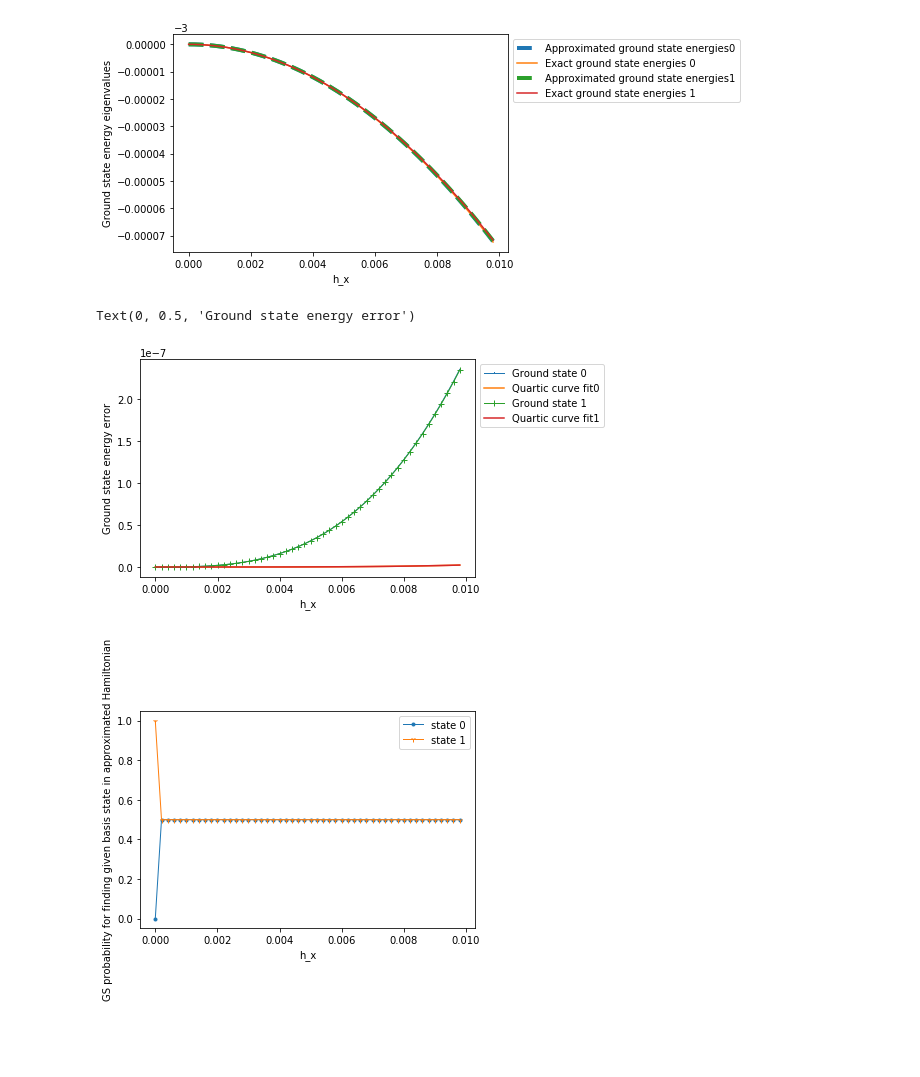
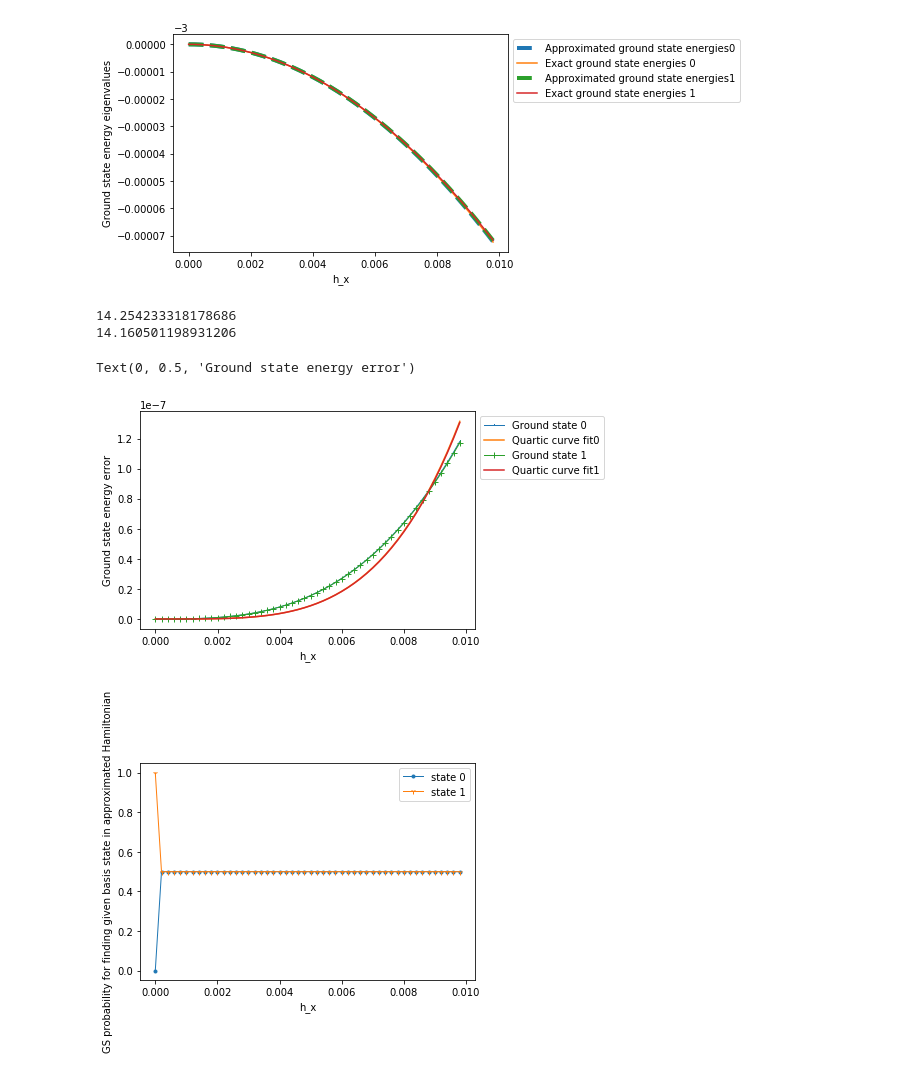
Before and after one commit to youtao1999/tfim_perturbation, a Jupyter notebook: tfim_3rd_analysis.ipynb, the cells around one changed output. Drawn from its saved outputs; the diff is of its cells as text; code cells hidden in the pictures; blank space fills up the shorter version.

```diff
--- a/tfim_3rd_analysis.ipynb
+++ b/tfim_3rd_analysis.ipynb
@@ -152,26 +152,29 @@ Text(0.5, 0, 'h_x')
 # %%
 # Calculate and plot energy errors
 
 corrected_exc_eigenvalues = np.zeros((len(GS_indices), len(h_x_range)))
 
 for i in range(len(GS_indices)):
     for j in range(len(h_x_range)):
         corrected_exc_eigenvalues[i, j] = exc_eigenvalues[i, j]
 
 error_array = np.absolute(corrected_exc_eigenvalues - app_eigenvalues)
 
 # Curve fit
 
 for i in range(len(GS_indices)):
-    popt, pcov = optimize.curve_fit(tfim_perturbation.poly_3, h_x_range, error_array[i])
+    popt, pcov = optimize.curve_fit(tfim_perturbation.poly_4, h_x_range, error_array[i])
     GS_energy_error_plot = plt.plot(h_x_range, error_array[i], marker = next(marker), linewidth = 1, label = 'Ground state ' + str(i))
     plt.plot(h_x_range, tfim_perturbation.poly_4(h_x_range, *popt), label = 'Quartic curve fit' + str(i))
+    print(*popt)
     plt.legend(loc = 'best', bbox_to_anchor=(1, 1), ncol = 1)
 plt.xlabel('h_x')
 plt.ylabel('Ground state energy error')
 # %% [output]
-Text(0, 0.5, 'Ground state energy error')
+14.254233318178686
+14.160501198931206
+Text(0, 0.5, 'Ground state energy error')
-[figure, old version]
+[figure, new version]
 # %%
 # Calculate probabilities for approximated eigenstates
 
```
Also changed, not shown: parts of 2 cells of this notebook, 7 other files.
